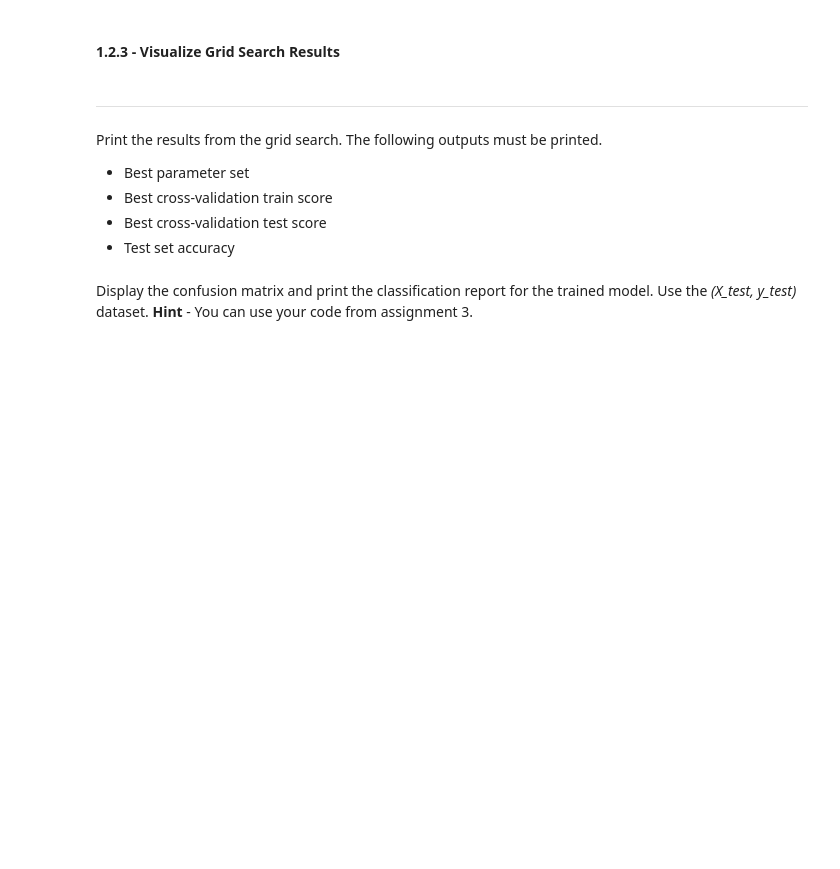
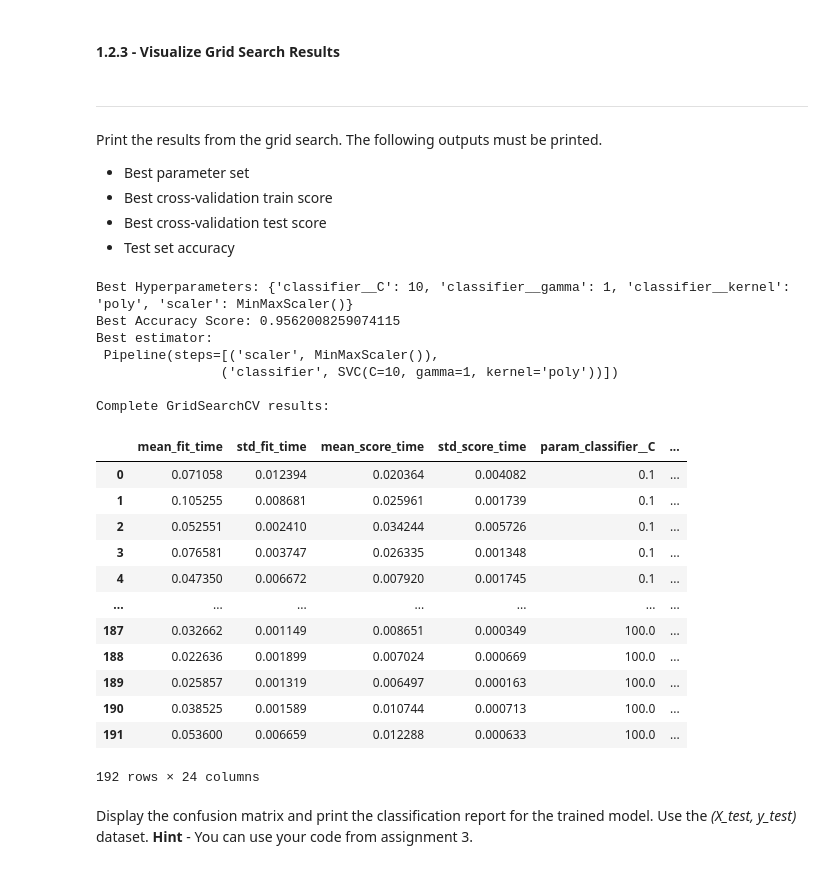
Before and after one commit to AkolawoleBodefakunle/engg680_2024_fall, a Jupyter notebook: Lab_Assignment4/Assignment 4.ipynb, the cells around one changed output. Cells and saved outputs as stored; diff of their text form; code cells hidden in the pictures; blank space fills up the shorter version.

```diff
--- a/Lab_Assignment4/Assignment 4.ipynb
+++ b/Lab_Assignment4/Assignment 4.ipynb
@@ -139,0 +201,26 @@ Define the grid search configuration (*param_grid*) for training and hyper param
+# %%
+# TODO - Setup grid set
+# (4 marks)
+
+# Define the parameter grid for GridSearchCV
+param_grid = {
+    'scaler': [StandardScaler(), RobustScaler(), MinMaxScaler(), Normalizer()],
+    'classifier__C': [0.1, 1, 10, 100],
+    'classifier__gamma': [1, 0.1, 0.01, 0.001],
+    'classifier__kernel': ['rbf', 'poly', 'sigmoid']
+}
+
+# Create a GridSearchCV object
+grid = GridSearchCV(pipe, param_grid=param_grid, cv=5, scoring='accuracy', n_jobs=-1, verbose=2)
+
+# Fit the GridSearchCV object to the training data
+grid.fit(X_train, y_train)
+
+# Print the best hyperparameters and accuracy score
+print("Best Hyperparameters:", grid.best_params_)
+print("Best Accuracy Score:", grid.best_score_)
+
+# Evaluate the best model on the test set
+best_model = grid.best_estimator_
+accuracy = best_model.score(X_test, y_test)
+print(f"Accuracy on test set: {accuracy}")
@@ -156,10 +258,33 @@ Print the results from the grid search. The following outputs must be printed.
 # %%
 # TODO: Print the results from the grid search
 # (2 marks)
 
-#print("Best params:\n{}\n".format(???))
-#print("Best cross-validation train score: {:.2f}".format(???))
-#print("Best cross-validation validation score: {:.2f}".format(???))
-#print("Test-set score: {:.2f}".format(???)))
+print("Best Hyperparameters:", grid.best_params_)
+print("Best Accuracy Score:", grid.best_score_)
+print("Best estimator:\n", grid.best_estimator_)
+results = pd.DataFrame(grid.cv_results_)
+print("\nComplete GridSearchCV results:")
+results
+# %% [output]
+Best Hyperparameters: {'classifier__C': 10, 'classifier__gamma': 1, 'classifier__kernel': 'poly', 'scaler': MinMaxScaler()}
+Best Accuracy Score: 0.9562008259074115
+Best estimator:
+ Pipeline(steps=[('scaler', MinMaxScaler()),
+                ('classifier', SVC(C=10, gamma=1, kernel='poly'))])
+
+Complete GridSearchCV results:
+|  | mean_fit_time | std_fit_time | mean_score_time | std_score_time | param_classifier__C | ... |
+| 0 | 0.071058 | 0.012394 | 0.020364 | 0.004082 | 0.1 | ... |
+| 1 | 0.105255 | 0.008681 | 0.025961 | 0.001739 | 0.1 | ... |
+| 2 | 0.052551 | 0.002410 | 0.034244 | 0.005726 | 0.1 | ... |
+| 3 | 0.076581 | 0.003747 | 0.026335 | 0.001348 | 0.1 | ... |
+| 4 | 0.047350 | 0.006672 | 0.007920 | 0.001745 | 0.1 | ... |
+| ... | ... | ... | ... | ... | ... | ... |
+| 187 | 0.032662 | 0.001149 | 0.008651 | 0.000349 | 100.0 | ... |
+| 188 | 0.022636 | 0.001899 | 0.007024 | 0.000669 | 100.0 | ... |
+| 189 | 0.025857 | 0.001319 | 0.006497 | 0.000163 | 100.0 | ... |
+| 190 | 0.038525 | 0.001589 | 0.010744 | 0.000713 | 100.0 | ... |
+| 191 | 0.053600 | 0.006659 | 0.012288 | 0.000633 | 100.0 | ... |
+192 rows × 24 columns
 # %% [markdown]
 Display the confusion matrix and print the classification report for the trained model. Use the *(X_test, y_test)* dataset. **Hint** - You can use your code from assignment 3.
```
Also changed, not shown: parts of 40 cells of this notebook.
